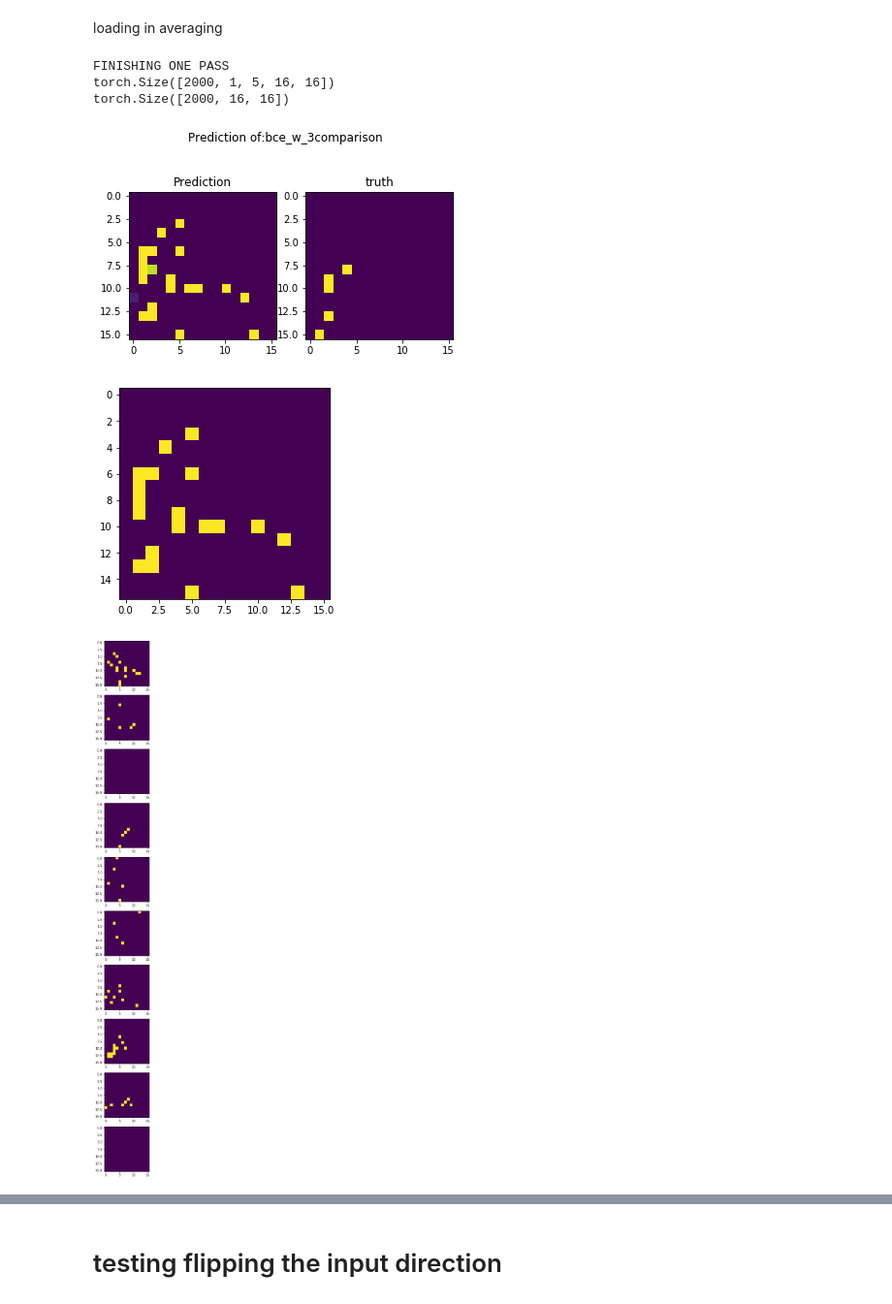
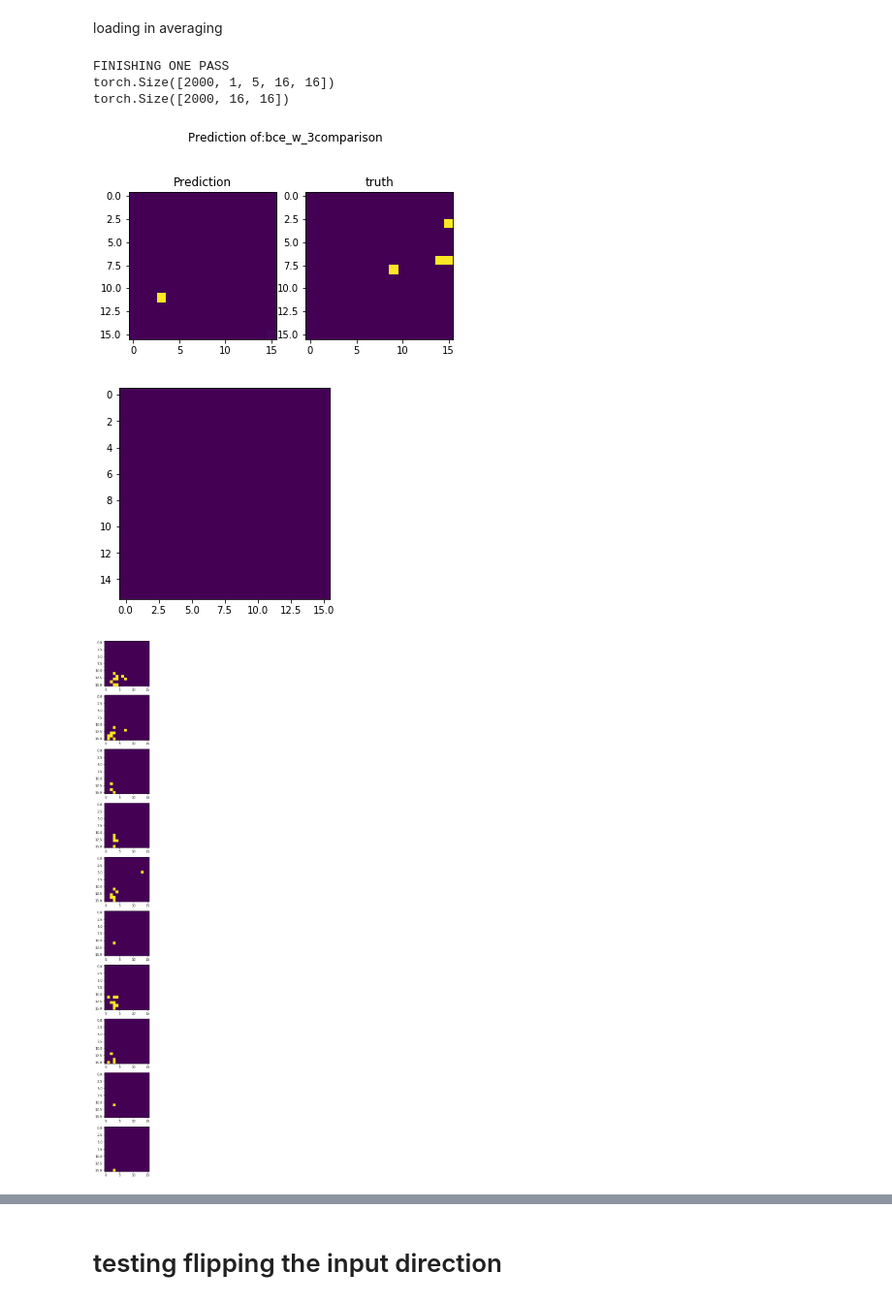
Before and after one commit to Garethlomax/acse-9-independent-research-project-Garethlomax, a Jupyter notebook: Model_testing.ipynb, the cells around one changed output, grey strips where cells are left out. Shown at 97% size. Drawn from its saved outputs; the diff is of its cells as text; code cells hidden in the pictures.

```diff
--- a/Model_testing.ipynb
+++ b/Model_testing.ipynb
@@ -1192,11 +1192,11 @@ DataParallel(
 # %% [markdown]
 loading in averaging
 # %%
-test_image_save(test_model, train_loader, name + "comparison", sample = 1699, threshold = 0.76)
+test_image_save(test_model, train_loader, name + "comparison", sample = 490, threshold = 0)
 # %% [output]
 FINISHING ONE PASS
 torch.Size([2000, 1, 5, 16, 16])
 torch.Size([2000, 16, 16])
-[figure, old version]
+[figure, new version]
-[figure, old version]
+[figure, new version]
-[figure, old version]
+[figure, new version]
```
Also changed, not shown: parts of 13 cells of this notebook.
